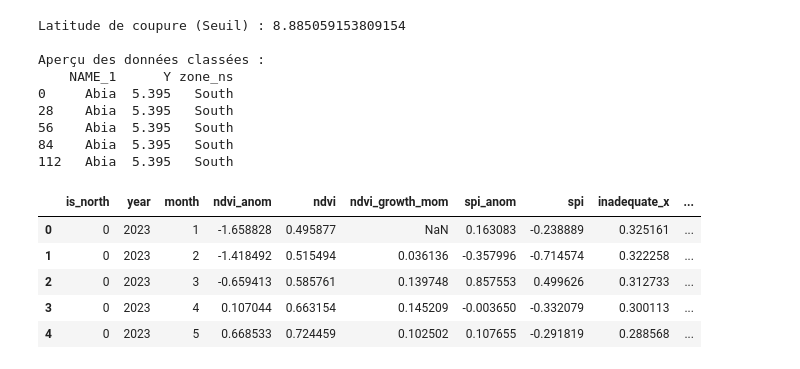
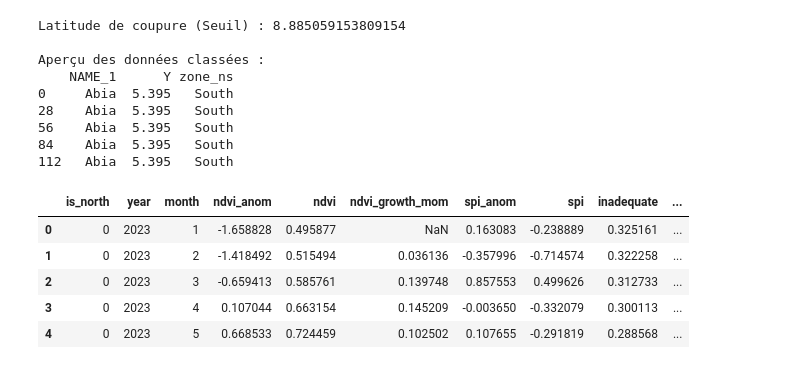
Before and after one commit to tnourlyn/Projet-de-Statapp---WFP-, a Jupyter notebook: Lean_season.ipynb, the cells around one changed output. Cells and saved outputs as stored; diff of their text form; code cells hidden in the pictures.

```diff
--- a/Lean_season.ipynb
+++ b/Lean_season.ipynb
@@ -1398,13 +1398,14 @@ summary_lean_season_yearly['is_north'] = summary_lean_season_yearly['NAME_1'].is
 # %%
 #Création du data frame des moyennes nord/sud
 
 df_zones_mean = summary_lean_season_yearly.groupby(['is_north', 'year', 'month'])[cols_for_corr].mean().reset_index()
 df_zones_mean['Rainfall(mm)'] = df_zones_mean['Rainf_f_tavg'] * 86400 * 30.44
 df_zones_mean.drop(columns = "Rainf_f_tavg")
+df_zones_mean = df_zones_mean.rename(columns={'inadequate_x': 'inadequate'})
 
 df_zones_mean.head()
 # %% [output]
-|  | is_north | year | month | ndvi_anom | ndvi | ndvi_growth_mom | spi_anom | spi | inadequate_x | ... |
+|  | is_north | year | month | ndvi_anom | ndvi | ndvi_growth_mom | spi_anom | spi | inadequate | ... |
 | 0 | 0 | 2023 | 1 | -1.658828 | 0.495877 | NaN | 0.163083 | -0.238889 | 0.325161 | ... |
 | 1 | 0 | 2023 | 2 | -1.418492 | 0.515494 | 0.036136 | -0.357996 | -0.714574 | 0.322258 | ... |
 | 2 | 0 | 2023 | 3 | -0.659413 | 0.585761 | 0.139748 | 0.857553 | 0.499626 | 0.312733 | ... |
```
